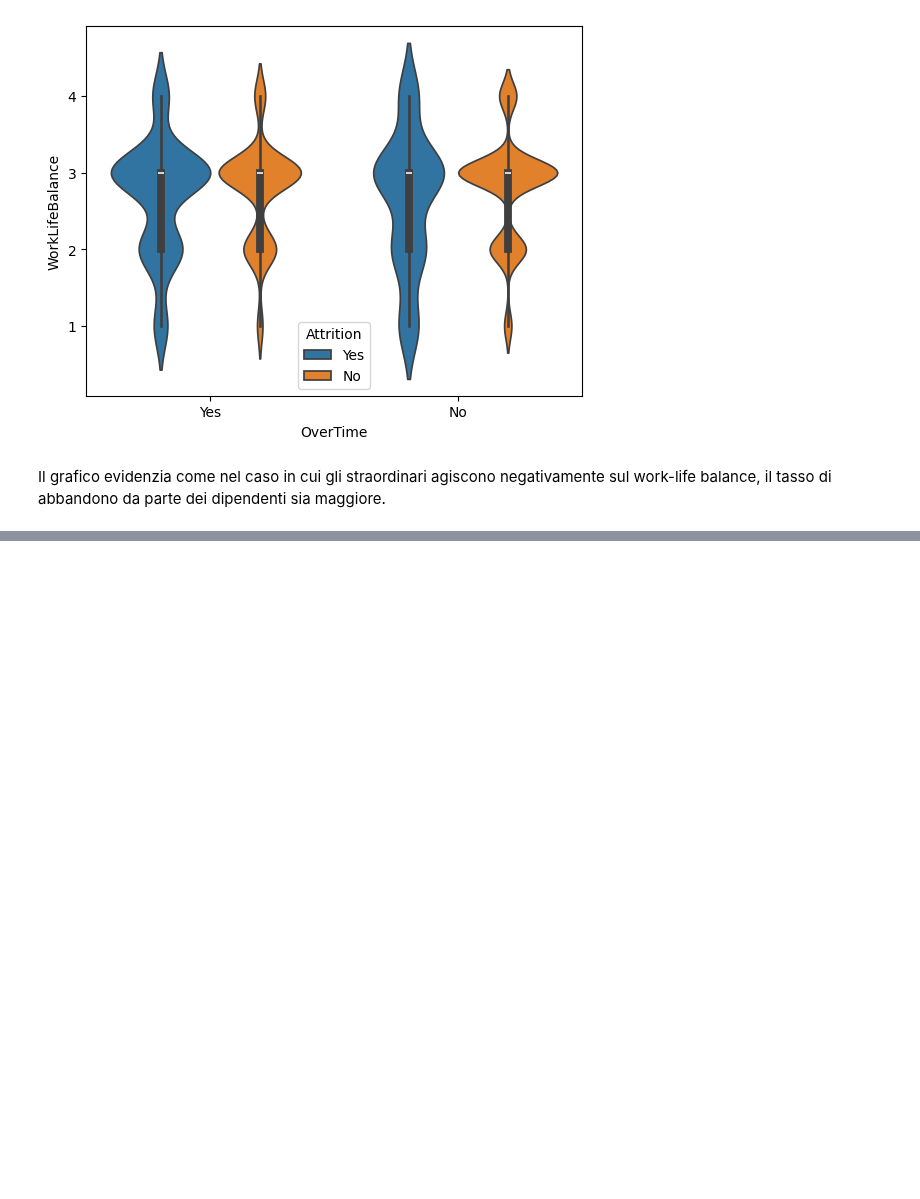
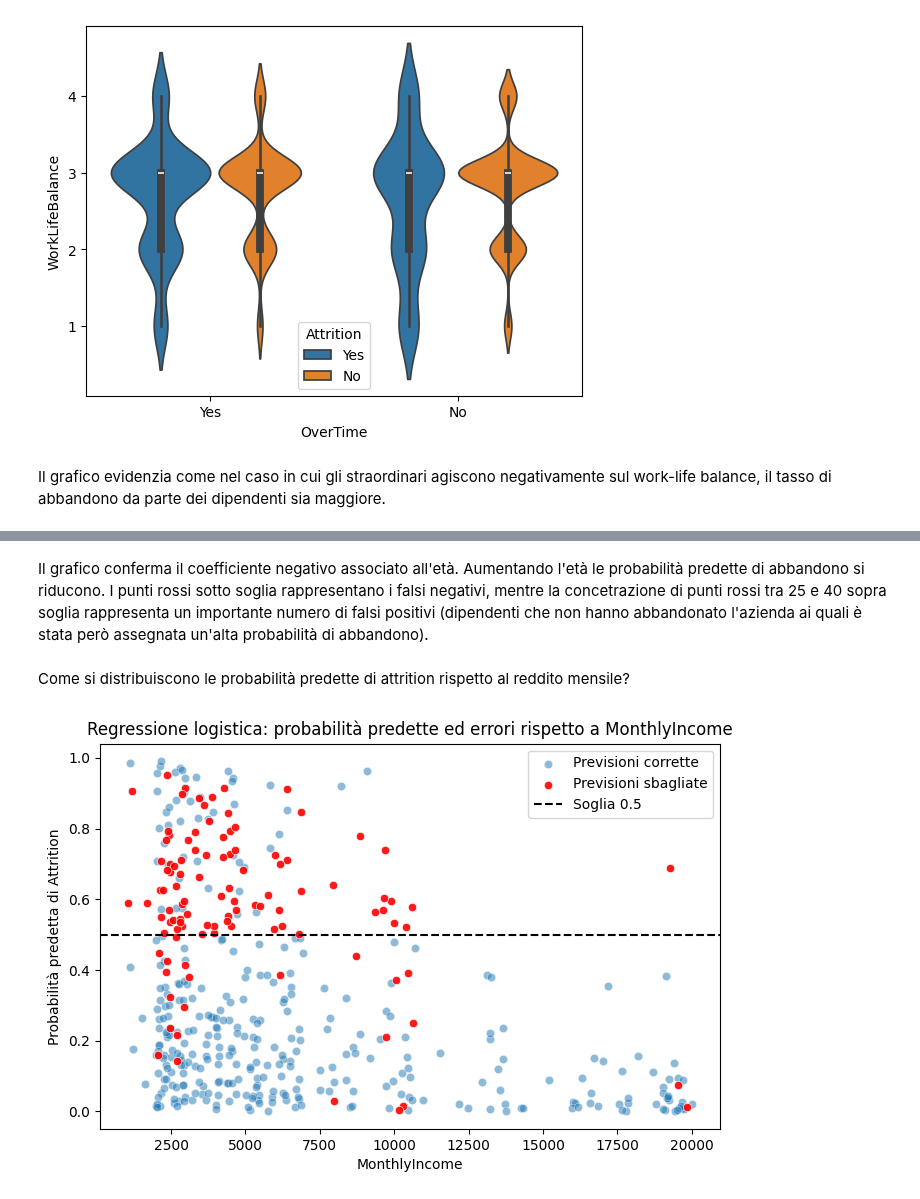
Before and after one commit to margheritamarinelli/Progetto-Data-Science-gruppo-9, a Jupyter notebook: notebook/Progetto_Data_Science_gruppo9.ipynb, the cells around one changed output, grey strips where cells are left out. Saved outputs shown, nothing was run; the diff lists cells and outputs as text; code cells hidden in the pictures; blank space fills up the shorter version.

```diff
--- a/notebook/Progetto_Data_Science_gruppo9.ipynb
+++ b/notebook/Progetto_Data_Science_gruppo9.ipynb
@@ -399,0 +753,67 @@ Il grafico evidenzia come nel caso in cui gli straordinari agiscono negativament
+# %% [markdown]
+Il grafico conferma il coefficiente negativo associato all'età. Aumentando l'età le probabilità predette di abbandono si riducono. I punti rossi sotto soglia rappresentano i falsi negativi, mentre la concetrazione di punti rossi tra 25 e 40 sopra soglia rappresenta un importante numero di falsi positivi (dipendenti che non hanno abbandonato l'azienda ai quali è stata però assegnata un'alta probabilità di abbandono).
+# %% [markdown]
+Come si distribuiscono le probabilità predette di attrition rispetto al reddito mensile?
+# %%
+# variabile da visualizzare
+feature = "MonthlyIncome"
+
+# probabilità predette sul test set
+predicted_prob_test = log_model.predict_proba(X_test_scaled)[:, 1]
+
+# soglia decisionale
+threshold = 0.5
+
+# dataframe per il grafico
+df_plot = X_test.copy()
+
+df_plot["Attrition"] = y_test.values
+df_plot["predicted_prob"] = predicted_prob_test
+df_plot["predicted_class"] = (
+    df_plot["predicted_prob"] >= threshold
+).astype(int)
+
+# individua gli errori
+df_plot["wrong_prediction"] = (
+    df_plot["predicted_class"] != df_plot["Attrition"]
+)
+
+plt.figure(figsize=(8, 5))
+
+# previsioni corrette
+sns.scatterplot(
+    data=df_plot[df_plot["wrong_prediction"] == False],
+    x=feature,
+    y="predicted_prob",
+    alpha=0.5,
+    label="Previsioni corrette"
+)
+
+# previsioni sbagliate
+sns.scatterplot(
+    data=df_plot[df_plot["wrong_prediction"] == True],
+    x=feature,
+    y="predicted_prob",
+    color="red",
+    alpha=0.9,
+    label="Previsioni sbagliate"
+)
+
+# linea della soglia
+plt.axhline(
+    threshold,
+    linestyle="--",
+    color="black",
+    label=f"Soglia {threshold}"
+)
+
+plt.title(
+    f"Regressione logistica: probabilità predette ed errori rispetto a {feature}"
+)
+
+plt.xlabel(feature)
+plt.ylabel("Probabilità predetta di Attrition")
+plt.legend()
+plt.show()
+# %% [output]
+[figure, added]
```
Also changed, not shown: parts of 97 cells of this notebook.
